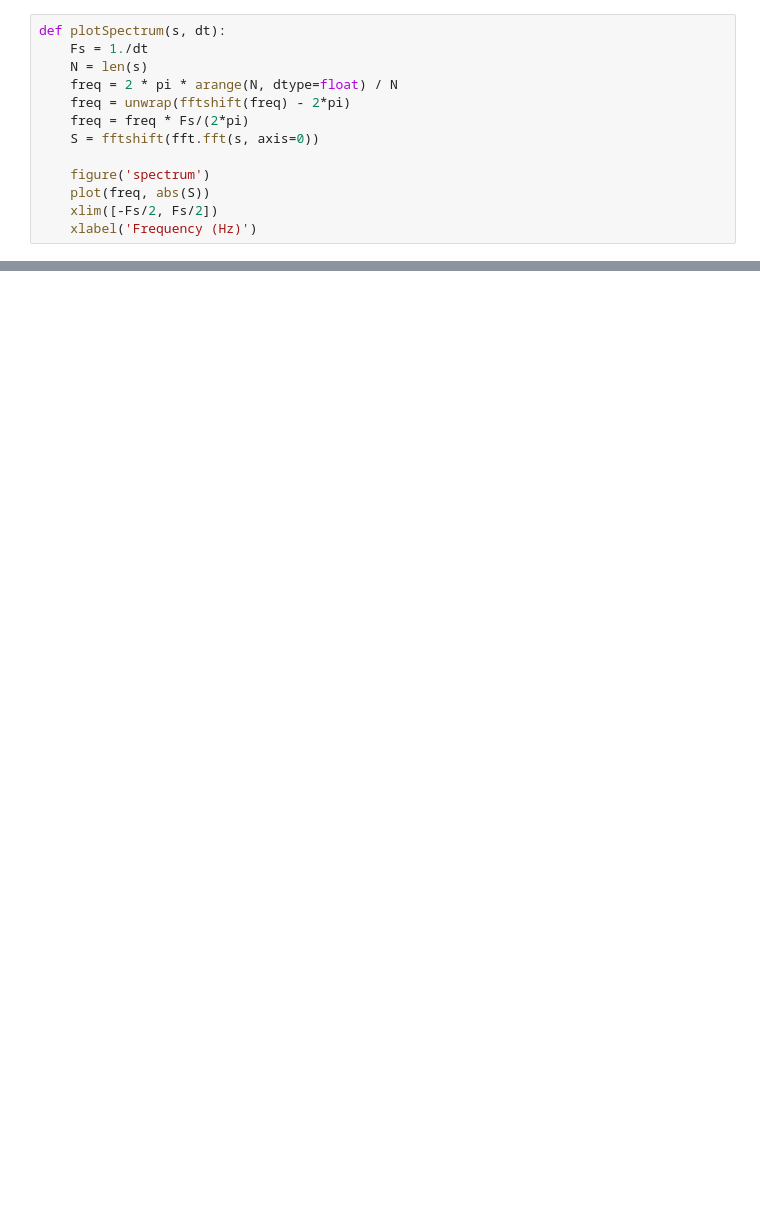
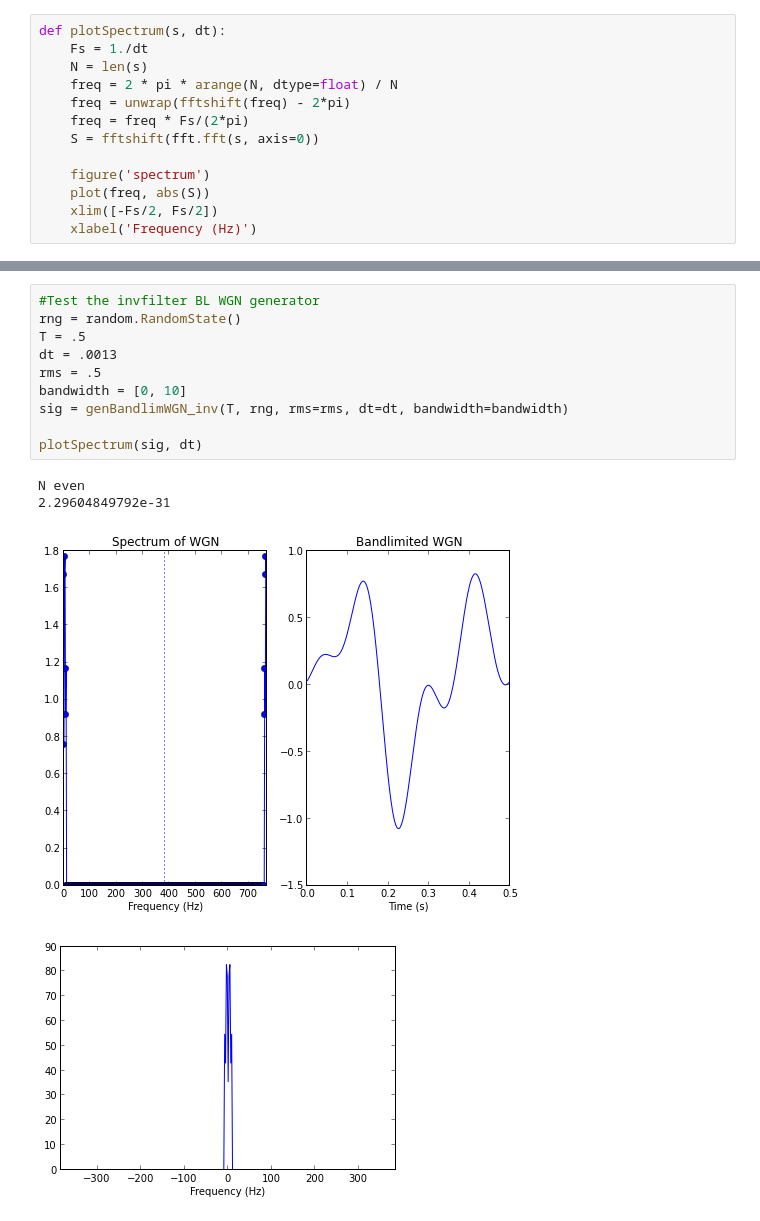
Before and after one commit to fragapanagos/scratchpad, a Jupyter notebook: noise/bandlimited_noise.ipynb, the cells around one changed output, grey strips where cells are left out. Drawn from its saved outputs; the diff is of its cells as text; blank space fills up the shorter version.

```diff
--- a/noise/bandlimited_noise.ipynb
+++ b/noise/bandlimited_noise.ipynb
@@ -65 +108,16 @@ def plotSpectrum(s, dt):
+# %%
+#Test the invfilter BL WGN generator
+rng = random.RandomState()
+T = .5
+dt = .0013
+rms = .5
+bandwidth = [0, 10]
+sig = genBandlimWGN_inv(T, rng, rms=rms, dt=dt, bandwidth=bandwidth)
+
+plotSpectrum(sig, dt)
+# %% [output]
+N even
+2.29604849792e-31
+[figure, added]
+[figure, added]
 # %%
```
Also changed, not shown: parts of 4 cells of this notebook, 3 other files.
